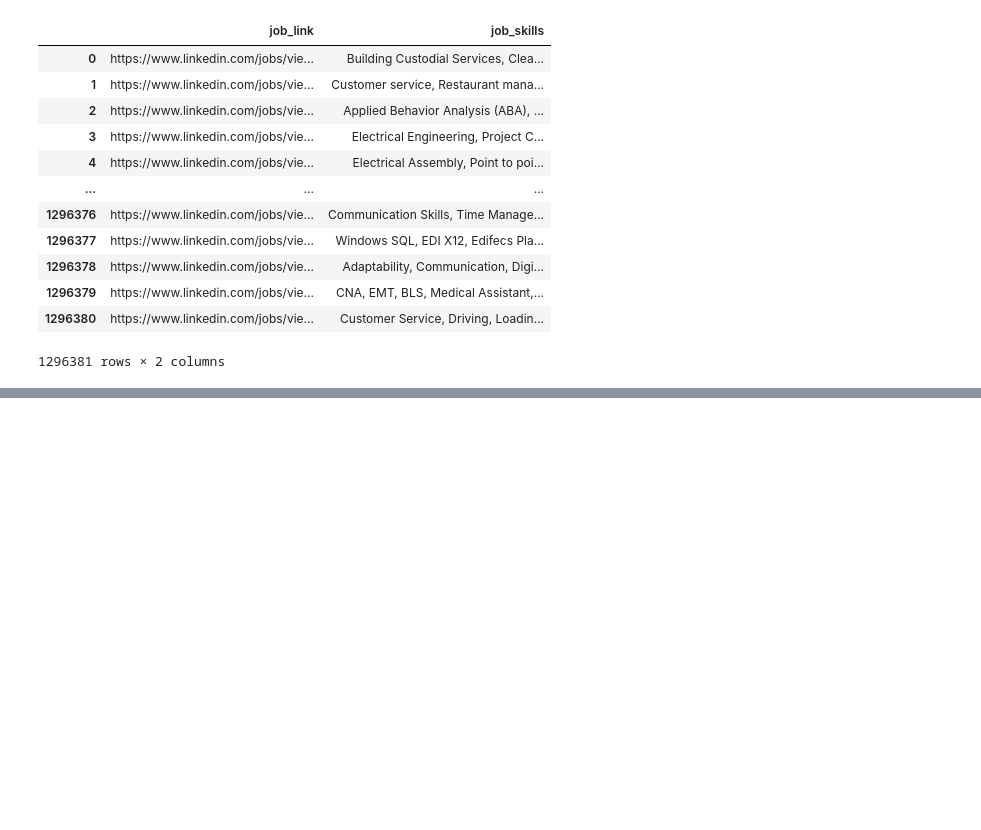
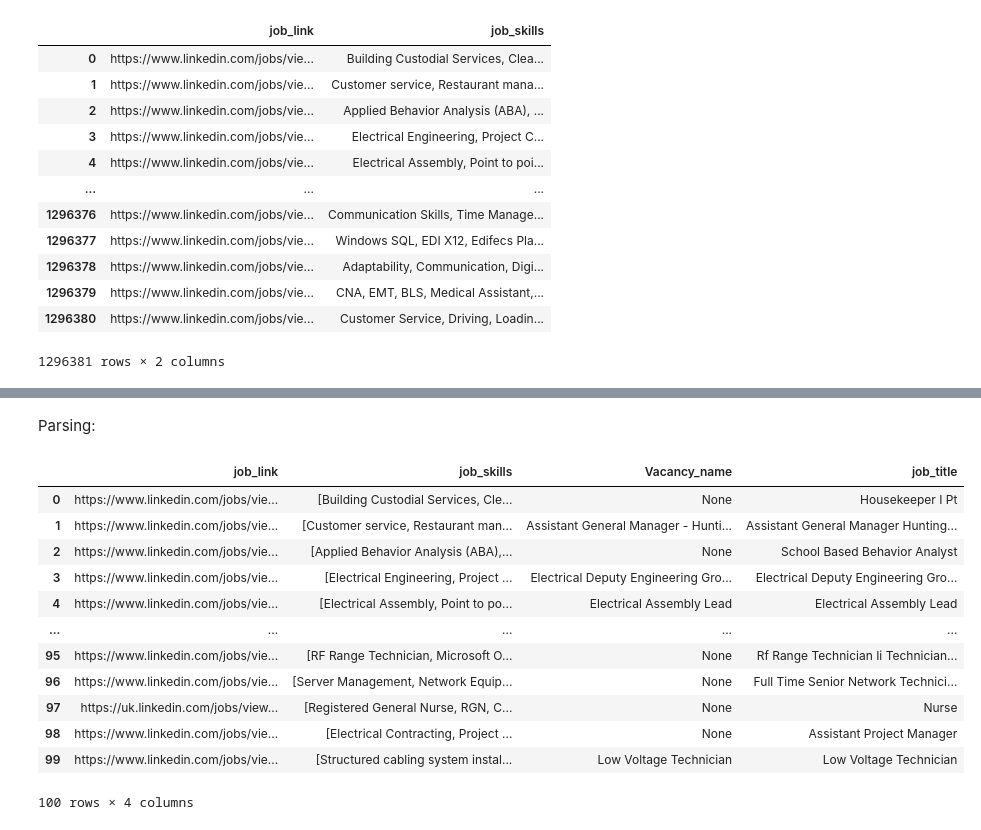
Before and after one commit to mainarel/Linkedin_Jobs-Skills, a Jupyter notebook: skills.ipynb, the cells around one changed output, grey strips where cells are left out. Drawn from its saved outputs; the diff is of its cells as text; code cells hidden in the pictures; blank space fills up the shorter version.

Commit message:
add top analysis

```diff
--- a/skills.ipynb
+++ b/skills.ipynb
@@ -52,0 +145,3 @@ linkedin_job_postings
+# %%
+job_skills['job_title'] = job_skills['job_link'].str.extract(r'/([^/]+)-at')
+job_skills['job_title'] = job_skills['job_title'].str.replace('-', ' ').str.title()
@@ -52,0 +182,2 @@ linkedin_job_postings
+# %% [markdown]
+Parsing:
@@ -52,0 +187,36 @@ linkedin_job_postings
+# %%
+def getVacancyName(url):
+    try:
+        response = requests.get(url)
+        if response.status_code == 200:
+            soup = BeautifulSoup(response.content, "html.parser")
+            title_element = soup.find("h1", class_="top-card-layout__title")
+            if title_element:
+                return title_element.get_text(strip=True)
+            else:
+                return None
+        else:
+            return None
+    except Exception as e:
+        print("Loading error", e)
+        return None
+
+
+# Создание столбца Vacancy_name
+job_skills['Vacancy_name'] = job_skills['job_link'].head(100).apply(getVacancyName)
+# %%
+job_skills.head(100)
+# %% [output]
+|  | job_link | job_skills | Vacancy_name | job_title |
+| 0 | https://www.linkedin.com/jobs/vie... | [Building Custodial Services, Cle... | None | Housekeeper I Pt |
+| 1 | https://www.linkedin.com/jobs/vie... | [Customer service, Restaurant man... | Assistant General Manager - Hunti... | Assistant General Manager Hunting... |
+| 2 | https://www.linkedin.com/jobs/vie... | [Applied Behavior Analysis (ABA),... | None | School Based Behavior Analyst |
+| 3 | https://www.linkedin.com/jobs/vie... | [Electrical Engineering, Project ... | Electrical Deputy Engineering Gro... | Electrical Deputy Engineering Gro... |
+| 4 | https://www.linkedin.com/jobs/vie... | [Electrical Assembly, Point to po... | Electrical Assembly Lead | Electrical Assembly Lead |
+| ... | ... | ... | ... | ... |
+| 95 | https://www.linkedin.com/jobs/vie... | [RF Range Technician, Microsoft O... | None | Rf Range Technician Ii Technician... |
+| 96 | https://www.linkedin.com/jobs/vie... | [Server Management, Network Equip... | None | Full Time Senior Network Technici... |
+| 97 | https://uk.linkedin.com/jobs/view... | [Registered General Nurse, RGN, C... | None | Nurse |
+| 98 | https://www.linkedin.com/jobs/vie... | [Electrical Contracting, Project ... | None | Assistant Project Manager |
+| 99 | https://www.linkedin.com/jobs/vie... | [Structured cabling system instal... | Low Voltage Technician | Low Voltage Technician |
+100 rows × 4 columns
```
Also changed, not shown: parts of 19 cells of this notebook.
